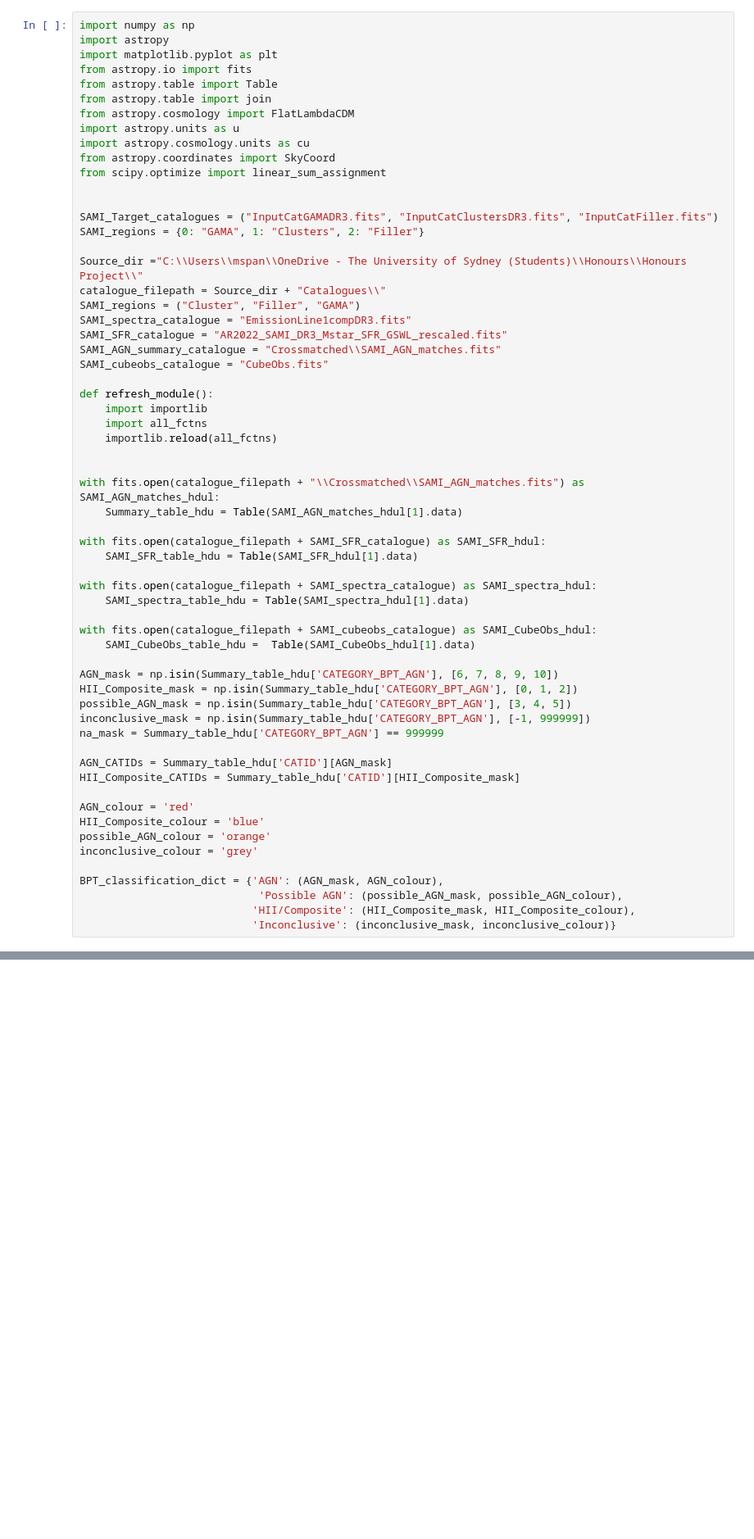
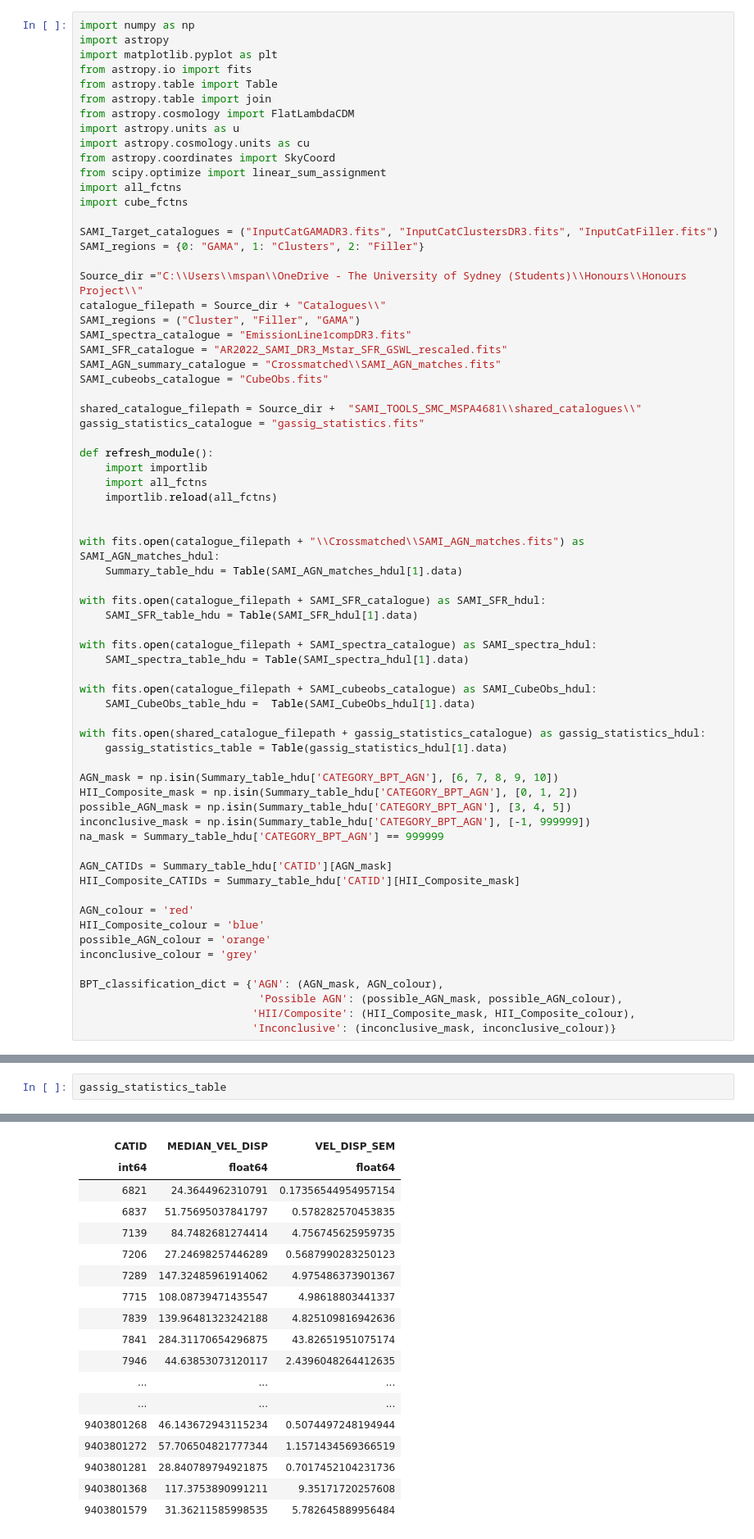
Before and after one commit to mspan4/sami_tools_smc_mspa4681, a Jupyter notebook: Code/AGN_statistics.ipynb, the cells around one changed output, grey strips where cells are left out. Shown at 82% size. Drawn from its saved outputs; the diff is of its cells as text; blank space fills up the shorter version.

```diff
--- a/Code/AGN_statistics.ipynb
+++ b/Code/AGN_statistics.ipynb
@@ -12,7 +12,8 @@ import astropy.units as u
 import astropy.cosmology.units as cu
 from astropy.coordinates import SkyCoord
 from scipy.optimize import linear_sum_assignment
-
+import all_fctns
+import cube_fctns
 
 SAMI_Target_catalogues = ("InputCatGAMADR3.fits", "InputCatClustersDR3.fits", "InputCatFiller.fits")
 SAMI_regions = {0: "GAMA", 1: "Clusters", 2: "Filler"}
@@ -24,6 +25,9 @@ SAMI_spectra_catalogue = "EmissionLine1compDR3.fits"
 SAMI_SFR_catalogue = "AR2022_SAMI_DR3_Mstar_SFR_GSWL_rescaled.fits"
 SAMI_AGN_summary_catalogue = "Crossmatched\\SAMI_AGN_matches.fits"
 SAMI_cubeobs_catalogue = "CubeObs.fits"
+
+shared_catalogue_filepath = Source_dir +  "SAMI_TOOLS_SMC_MSPA4681\\shared_catalogues\\"
+gassig_statistics_catalogue = "gassig_statistics.fits"
 
 def refresh_module():
     import importlib
@@ -43,6 +47,9 @@ with fits.open(catalogue_filepath + SAMI_spectra_catalogue) as SAMI_spectra_hdul
 with fits.open(catalogue_filepath + SAMI_cubeobs_catalogue) as SAMI_CubeObs_hdul:
     SAMI_CubeObs_table_hdu =  Table(SAMI_CubeObs_hdul[1].data)
 
+with fits.open(shared_catalogue_filepath + gassig_statistics_catalogue) as gassig_statistics_hdul:
+    gassig_statistics_table = Table(gassig_statistics_hdul[1].data)
+
 AGN_mask = np.isin(Summary_table_hdu['CATEGORY_BPT_AGN'], [6, 7, 8, 9, 10])
 HII_Composite_mask = np.isin(Summary_table_hdu['CATEGORY_BPT_AGN'], [0, 1, 2])
 possible_AGN_mask = np.isin(Summary_table_hdu['CATEGORY_BPT_AGN'], [3, 4, 5])
@@ -219,0 +233,3 @@ Text(0, 0.5, 'Fraction of Total')
+# %%
+gassig_statistics_table
+# %% [output]
@@ -219,0 +237,18 @@ Text(0, 0.5, 'Fraction of Total')
+| CATID | MEDIAN_VEL_DISP | VEL_DISP_SEM |
+| int64 | float64 | float64 |
+| 6821 | 24.3644962310791 | 0.17356544954957154 |
+| 6837 | 51.75695037841797 | 0.578282570453835 |
+| 7139 | 84.7482681274414 | 4.756745625959735 |
+| 7206 | 27.24698257446289 | 0.5687990283250123 |
+| 7289 | 147.32485961914062 | 4.975486373901367 |
+| 7715 | 108.08739471435547 | 4.98618803441337 |
+| 7839 | 139.96481323242188 | 4.825109816942636 |
+| 7841 | 284.31170654296875 | 43.82651951075174 |
+| 7946 | 44.63853073120117 | 2.4396048264412635 |
+| ... | ... | ... |
+| ... | ... | ... |
+| 9403801268 | 46.143672943115234 | 0.5074497248194944 |
+| 9403801272 | 57.706504821777344 | 1.1571434569366519 |
+| 9403801281 | 28.840789794921875 | 0.7017452104231736 |
+| 9403801368 | 117.3753890991211 | 9.35171720257608 |
+| 9403801579 | 31.36211585998535 | 5.782645889956484 |
```
Also changed, not shown: parts of 7 cells of this notebook, 3 other files.
